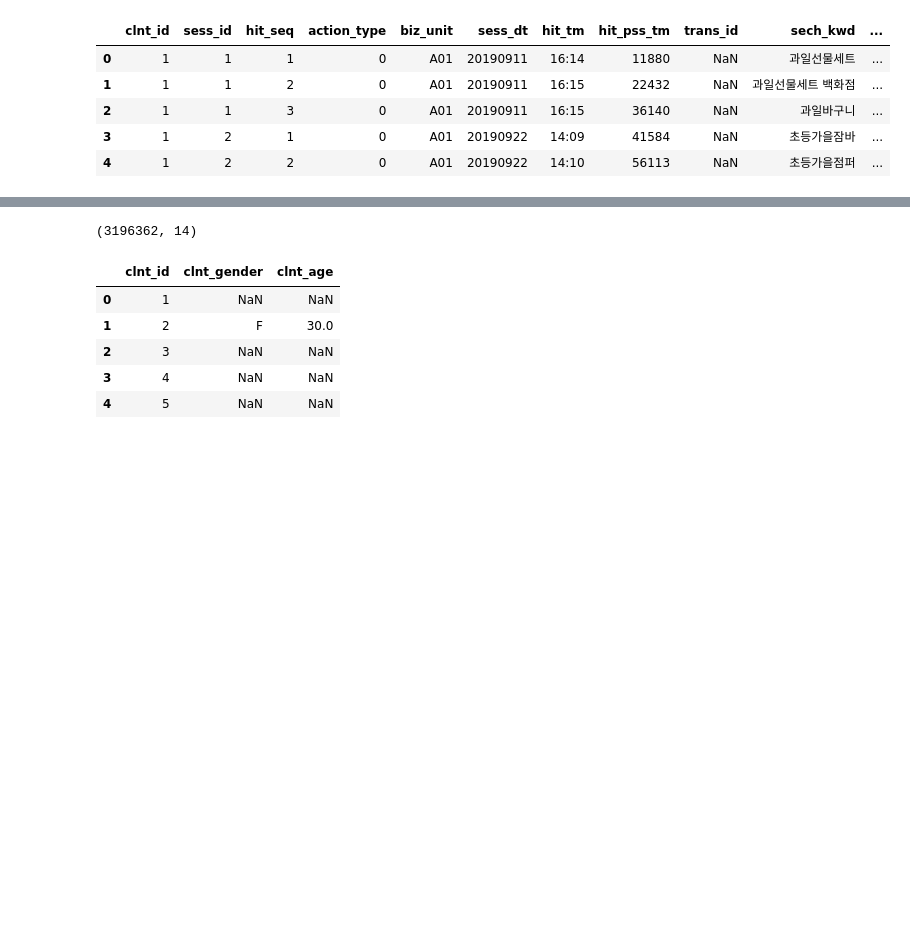
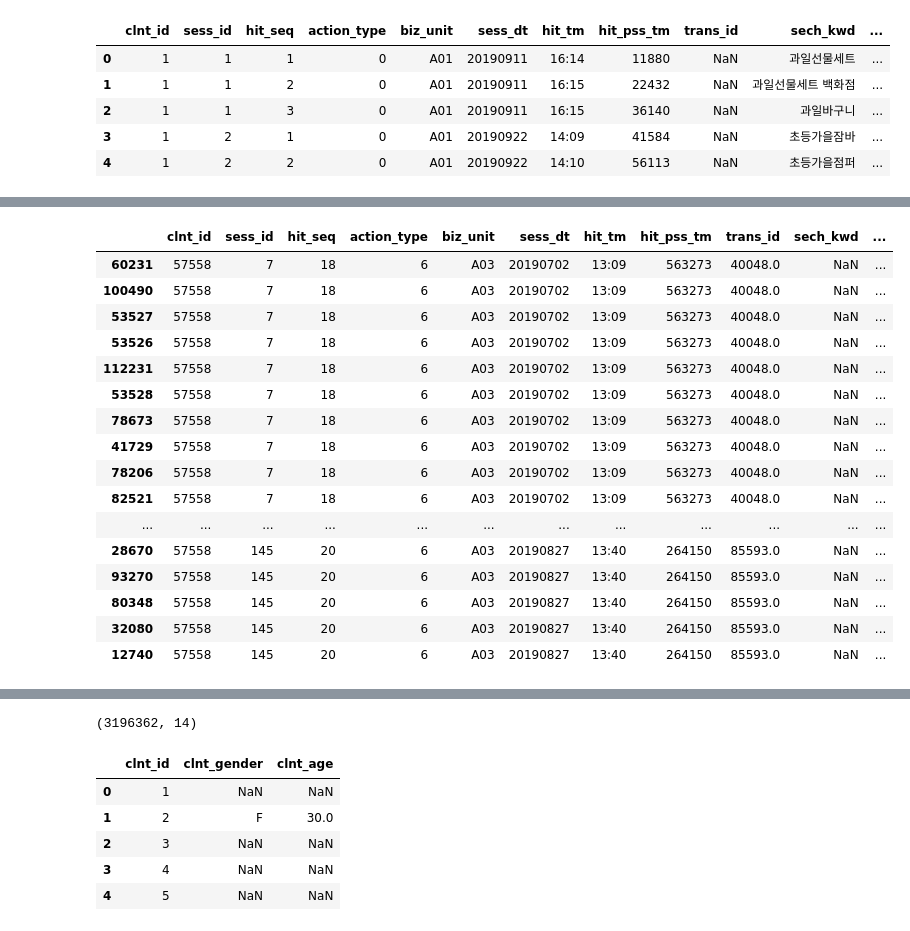
Before and after one commit to PEBpung/Lpoint-Hackathon, a Jupyter notebook: src/1. 데이터 핸들링.ipynb, the cells around one changed output, grey strips where cells are left out. Cells and saved outputs as stored; diff of their text form; code cells hidden in the pictures; blank space fills up the shorter version.

```diff
--- a/src/1. 데이터 핸들링.ipynb
+++ b/src/1. 데이터 핸들링.ipynb
@@ -59,0 +463,20 @@ online.head()
+# %%
+df_merge2[df_merge2['clnt_id']==57558]
+# %% [output]
+|  | clnt_id | sess_id | hit_seq | action_type | biz_unit | sess_dt | hit_tm | hit_pss_tm | trans_id | sech_kwd | ... |
+| 60231 | 57558 | 7 | 18 | 6 | A03 | 20190702 | 13:09 | 563273 | 40048.0 | NaN | ... |
+| 100490 | 57558 | 7 | 18 | 6 | A03 | 20190702 | 13:09 | 563273 | 40048.0 | NaN | ... |
+| 53527 | 57558 | 7 | 18 | 6 | A03 | 20190702 | 13:09 | 563273 | 40048.0 | NaN | ... |
+| 53526 | 57558 | 7 | 18 | 6 | A03 | 20190702 | 13:09 | 563273 | 40048.0 | NaN | ... |
+| 112231 | 57558 | 7 | 18 | 6 | A03 | 20190702 | 13:09 | 563273 | 40048.0 | NaN | ... |
+| 53528 | 57558 | 7 | 18 | 6 | A03 | 20190702 | 13:09 | 563273 | 40048.0 | NaN | ... |
+| 78673 | 57558 | 7 | 18 | 6 | A03 | 20190702 | 13:09 | 563273 | 40048.0 | NaN | ... |
+| 41729 | 57558 | 7 | 18 | 6 | A03 | 20190702 | 13:09 | 563273 | 40048.0 | NaN | ... |
+| 78206 | 57558 | 7 | 18 | 6 | A03 | 20190702 | 13:09 | 563273 | 40048.0 | NaN | ... |
+| 82521 | 57558 | 7 | 18 | 6 | A03 | 20190702 | 13:09 | 563273 | 40048.0 | NaN | ... |
+| ... | ... | ... | ... | ... | ... | ... | ... | ... | ... | ... | ... |
+| 28670 | 57558 | 145 | 20 | 6 | A03 | 20190827 | 13:40 | 264150 | 85593.0 | NaN | ... |
+| 93270 | 57558 | 145 | 20 | 6 | A03 | 20190827 | 13:40 | 264150 | 85593.0 | NaN | ... |
+| 80348 | 57558 | 145 | 20 | 6 | A03 | 20190827 | 13:40 | 264150 | 85593.0 | NaN | ... |
+| 32080 | 57558 | 145 | 20 | 6 | A03 | 20190827 | 13:40 | 264150 | 85593.0 | NaN | ... |
+| 12740 | 57558 | 145 | 20 | 6 | A03 | 20190827 | 13:40 | 264150 | 85593.0 | NaN | ... |
```
Also changed, not shown: parts of 76 cells of this notebook.
